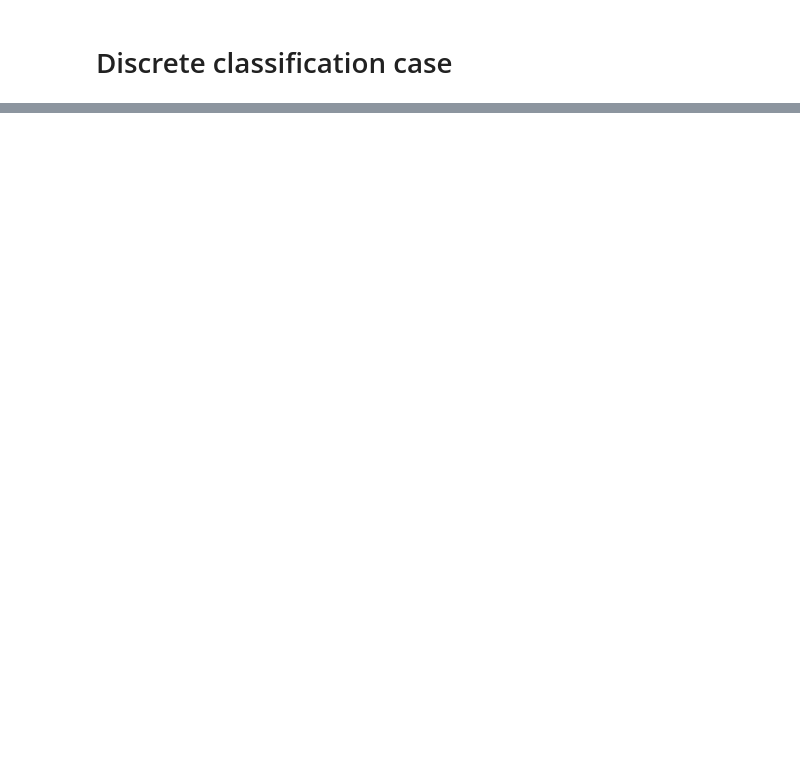
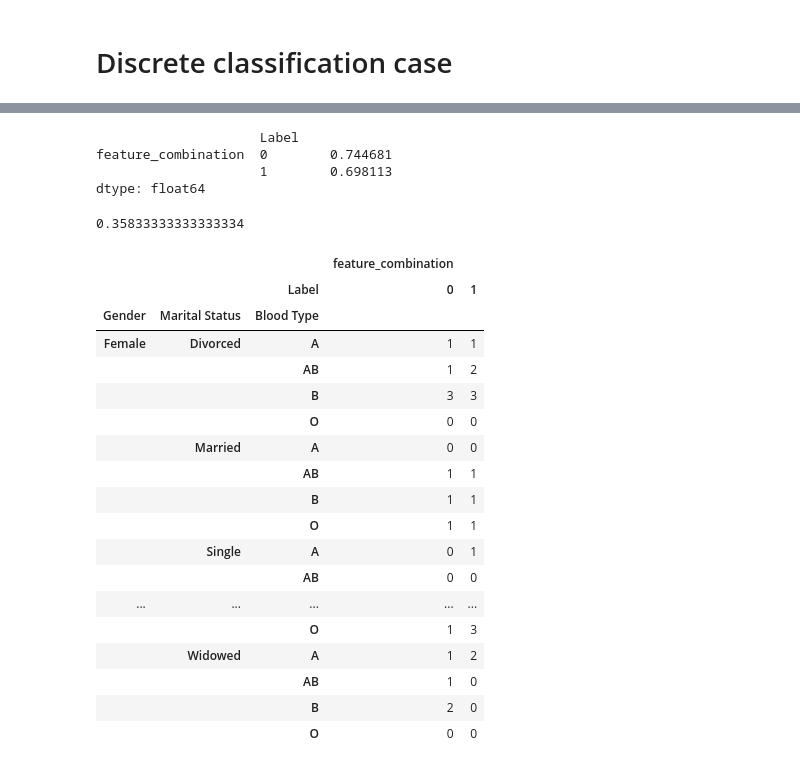
Before and after one commit to Mohammad-Shiblu/Dataset-Learning-Limit, a Jupyter notebook: Notebooks/dataset_learning_limit.ipynb, the cells around one changed output, grey strips where cells are left out. Saved outputs shown, nothing was run; the diff lists cells and outputs as text; code cells hidden in the pictures; blank space fills up the shorter version.

```diff
--- a/Notebooks/dataset_learning_limit.ipynb
+++ b/Notebooks/dataset_learning_limit.ipynb
@@ -821,12 +751,3 @@ feature_combination
 0_1                    0.000000    1.000000
 1_0                    0.500000    0.500000
 1_1                    1.000000    0.000000
-# %%
-from sklearn.datasets import load_iris
-data = load_iris()
-x = data.data
-y = data.target
-dtc = DecisionTreeClassifier().fit(x, y)
-rectangles = decision_areas(dtc, [0, 7, 0, 5], x=2, y=3)
-plt.scatter(x[:, 2], x[:, 3], c=y)
-plot_areas(rectangles)
@@ -998,0 +825,36 @@ Training Accuracy: 100.00%
+# %%
+# dummy_classification_df["Blood Type"] = dummy_classification_df["Blood Type"].astype("category")
+probs = (dummy_classification_df.groupby(["Gender", "Marital Status", "Blood Type", "Label"]).count().unstack(3)/class_total.values[:, 0])
+(probs * (probs.values > 0)[:,::-1]).sum()
+# %% [output]
+                     Label
+feature_combination  0        0.744681
+                     1        0.698113
+dtype: float64
+# %%
+counts = (dummy_classification_df.groupby(["Gender", "Marital Status", "Blood Type", "Label"]).count().unstack(3))
+((counts / counts.sum(axis=1).values.reshape(-1,1)).fillna(0).min(axis=1) / 0.5).mean()
+# %% [output]
+0.35833333333333334
+# %%
+counts
+# %% [output]
+|  |  |  | feature_combination |  |
+|  |  | Label | 0 | 1 |
+| Gender | Marital Status | Blood Type |  |  |
+| Female | Divorced | A | 1 | 1 |
+|  |  | AB | 1 | 2 |
+|  |  | B | 3 | 3 |
+|  |  | O | 0 | 0 |
+|  | Married | A | 0 | 0 |
+|  |  | AB | 1 | 1 |
+|  |  | B | 1 | 1 |
+|  |  | O | 1 | 1 |
+|  | Single | A | 0 | 1 |
+|  |  | AB | 0 | 0 |
+| ... | ... | ... | ... | ... |
+|  |  | O | 1 | 3 |
+|  | Widowed | A | 1 | 2 |
+|  |  | AB | 1 | 0 |
+|  |  | B | 2 | 0 |
+|  |  | O | 0 | 0 |
```
Also changed, not shown: parts of 10 cells of this notebook, 1 other file.
